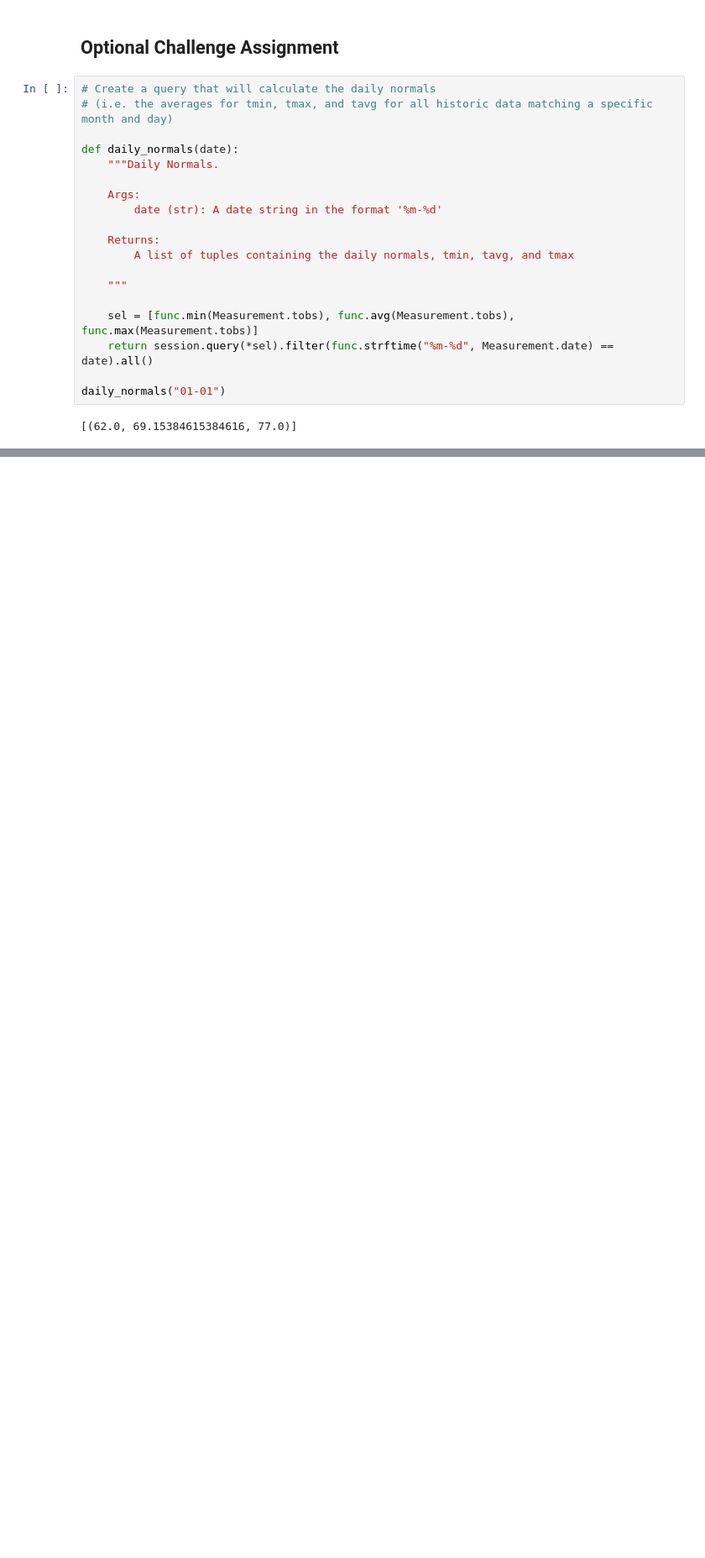
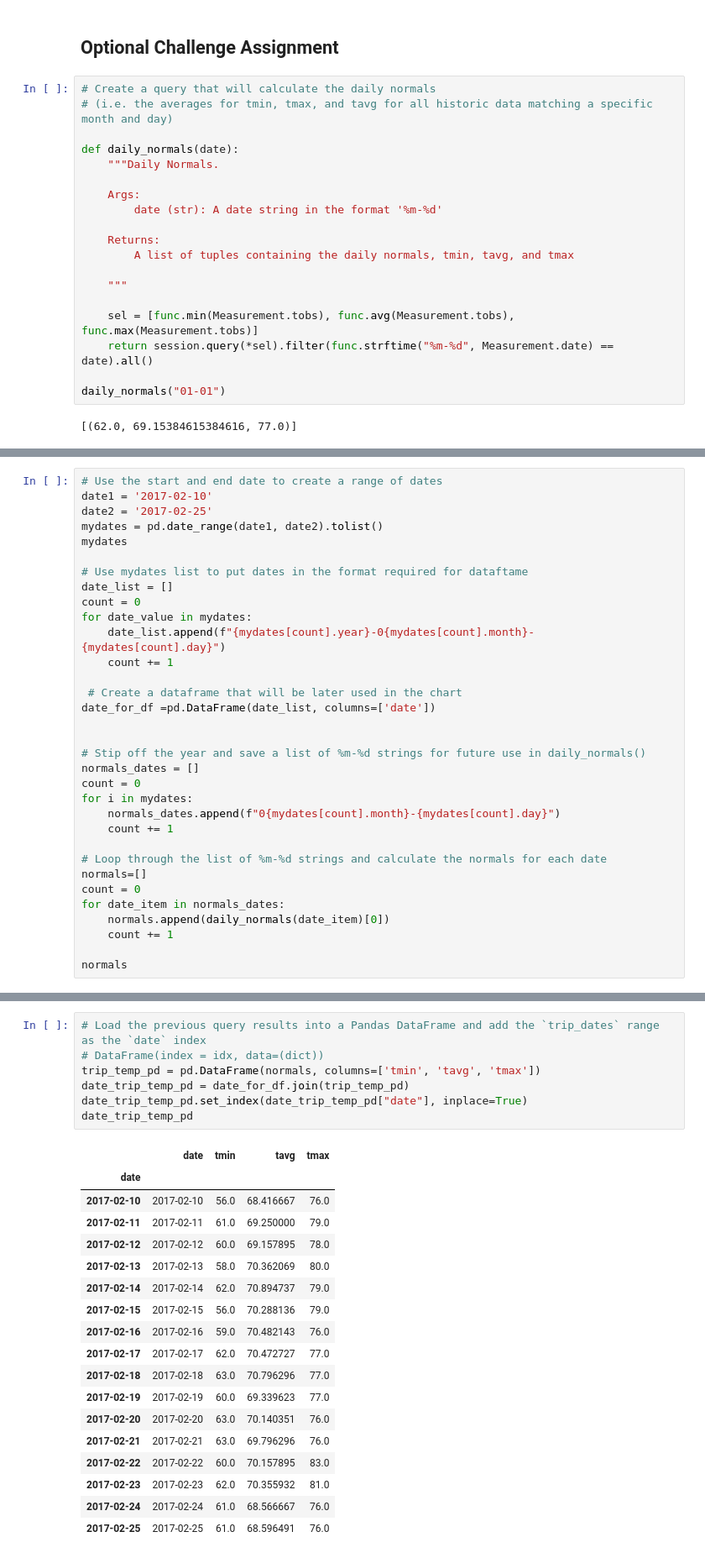
Before and after one commit to nandriychuk/SQLAlchemy, a Jupyter notebook: climate.ipynb, the cells around one changed output, grey strips where cells are left out. Shown at 84% size. Drawn from its saved outputs; the diff is of its cells as text; blank space fills up the shorter version.

```diff
--- a/climate.ipynb
+++ b/climate.ipynb
@@ -350,0 +343,33 @@ date_generated
+# %%
+# Use the start and end date to create a range of dates
+date1 = '2017-02-10'
+date2 = '2017-02-25'
+mydates = pd.date_range(date1, date2).tolist()
+mydates
+
+# Use mydates list to put dates in the format required for dataftame
+date_list = []
+count = 0
+for date_value in mydates:
+    date_list.append(f"{mydates[count].year}-0{mydates[count].month}-{mydates[count].day}")
+    count += 1
+
+ # Create a dataframe that will be later used in the chart
+date_for_df =pd.DataFrame(date_list, columns=['date'])
+
+
+# Stip off the year and save a list of %m-%d strings for future use in daily_normals()
+normals_dates = []
+count = 0
+for i in mydates:
+    normals_dates.append(f"0{mydates[count].month}-{mydates[count].day}")
+    count += 1
+
+# Loop through the list of %m-%d strings and calculate the normals for each date
+normals=[]
+count = 0
+for date_item in normals_dates:
+    normals.append(daily_normals(date_item)[0])
+    count += 1
+
+normals
@@ -350,0 +393,26 @@ date_generated
+# %%
+# Load the previous query results into a Pandas DataFrame and add the `trip_dates` range as the `date` index
+# DataFrame(index = idx, data=(dict))
+trip_temp_pd = pd.DataFrame(normals, columns=['tmin', 'tavg', 'tmax'])
+date_trip_temp_pd = date_for_df.join(trip_temp_pd)
+date_trip_temp_pd.set_index(date_trip_temp_pd["date"], inplace=True)
+date_trip_temp_pd
+# %% [output]
+|  | date | tmin | tavg | tmax |
+| date |  |  |  |  |
+| 2017-02-10 | 2017-02-10 | 56.0 | 68.416667 | 76.0 |
+| 2017-02-11 | 2017-02-11 | 61.0 | 69.250000 | 79.0 |
+| 2017-02-12 | 2017-02-12 | 60.0 | 69.157895 | 78.0 |
+| 2017-02-13 | 2017-02-13 | 58.0 | 70.362069 | 80.0 |
+| 2017-02-14 | 2017-02-14 | 62.0 | 70.894737 | 79.0 |
+| 2017-02-15 | 2017-02-15 | 56.0 | 70.288136 | 79.0 |
+| 2017-02-16 | 2017-02-16 | 59.0 | 70.482143 | 76.0 |
+| 2017-02-17 | 2017-02-17 | 62.0 | 70.472727 | 77.0 |
+| 2017-02-18 | 2017-02-18 | 63.0 | 70.796296 | 77.0 |
+| 2017-02-19 | 2017-02-19 | 60.0 | 69.339623 | 77.0 |
+| 2017-02-20 | 2017-02-20 | 63.0 | 70.140351 | 76.0 |
+| 2017-02-21 | 2017-02-21 | 63.0 | 69.796296 | 76.0 |
+| 2017-02-22 | 2017-02-22 | 60.0 | 70.157895 | 83.0 |
+| 2017-02-23 | 2017-02-23 | 62.0 | 70.355932 | 81.0 |
+| 2017-02-24 | 2017-02-24 | 61.0 | 68.566667 | 76.0 |
+| 2017-02-25 | 2017-02-25 | 61.0 | 68.596491 | 76.0 |
```
Also changed, not shown: parts of 15 cells of this notebook, 1 other file.
